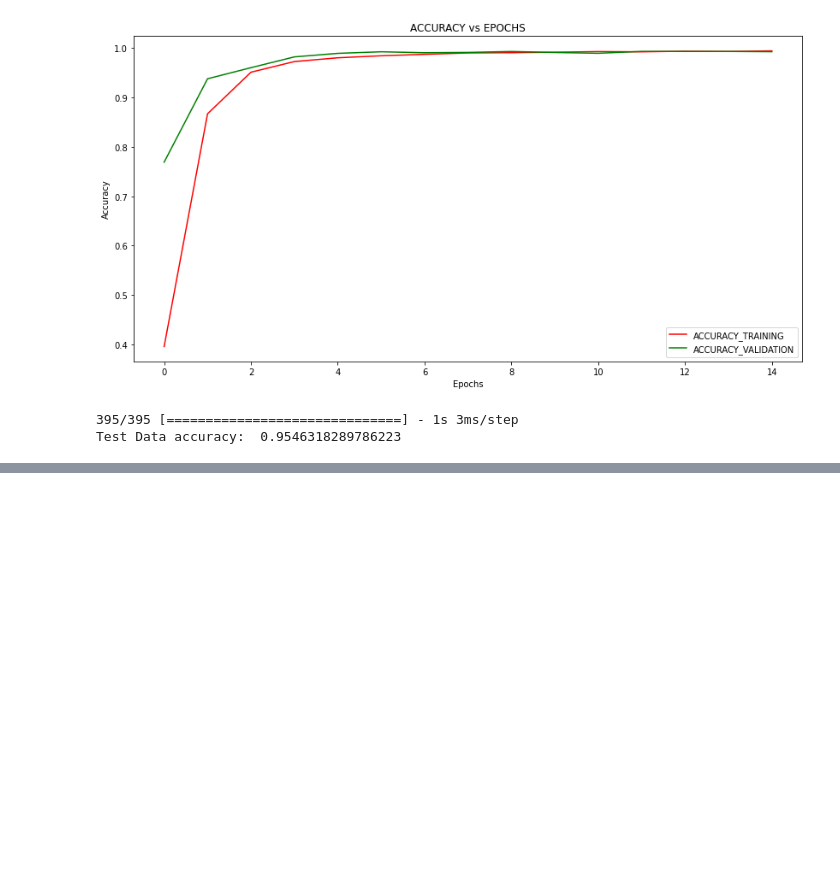
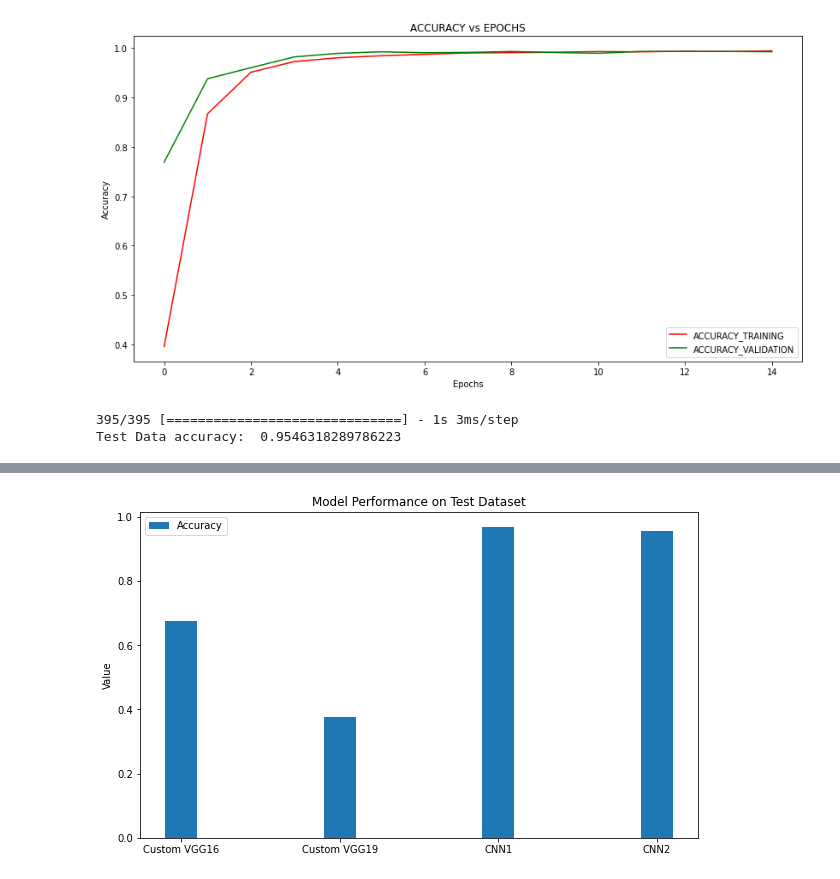
Before and after one commit to AnDDoanf/CNN-trafficsign-detection-recognition, a Jupyter notebook: recognition.ipynb, the cells around one changed output, grey strips where cells are left out. Saved outputs shown, nothing was run; the diff lists cells and outputs as text; code cells hidden in the pictures; blank space fills up the shorter version.

Commit message:
add visualized evaluation

```diff
--- a/recognition.ipynb
+++ b/recognition.ipynb
@@ -491,0 +512,22 @@ Test Data accuracy:  0.9546318289786223
+# %%
+model1 = load_model("/content/drive/MyDrive/models/vgg16trafficsign.h5")
+model2 = load_model("/content/drive/MyDrive/models/vgg19trafficsign.h5")
+model3 = load_model("/content/drive/MyDrive/models/CNN1trafficsign.h5")
+model4 = load_model("/content/drive/MyDrive/models/CNN2trafficsign.h5")
+
+y_pred1 = np.argmax(model1.predict(X_test),axis=1)
+y_pred2 = np.argmax(model2.predict(X_test),axis=1)
+y_pred3 = np.argmax(model3.predict(X_test),axis=1)
+y_pred4 = np.argmax(model4.predict(X_test),axis=1)
+# %%
+model = ['Custom VGG16', 'Custom VGG19', 'CNN1', 'CNN2']
+
+accuracy = [accuracy_score(y_test, y_pred1),
+            accuracy_score(y_test, y_pred2),
+            accuracy_score(y_test, y_pred3),
+            accuracy_score(y_test, y_pred4)]
+
+data = {'Model': model,
+        'Accuracy': accuracy}
+
+data_frame = pd.DataFrame(data)
@@ -491,0 +542,18 @@ Test Data accuracy:  0.9546318289786223
+# %%
+import matplotlib.pyplot as plt
+
+fig, ax = plt.subplots(figsize=(10, 6))
+x = np.arange(len(model))
+width = 0.2
+
+rects1 = ax.bar(x, accuracy, width, label='Accuracy')
+
+ax.set_ylabel('Value')
+ax.set_title('Model Performance on Test Dataset')
+ax.set_xticks(x)
+ax.set_xticklabels(model)
+ax.legend()
+
+plt.show()
+# %% [output]
+[figure, added]
```
Also changed, not shown: parts of 5 cells of this notebook.
